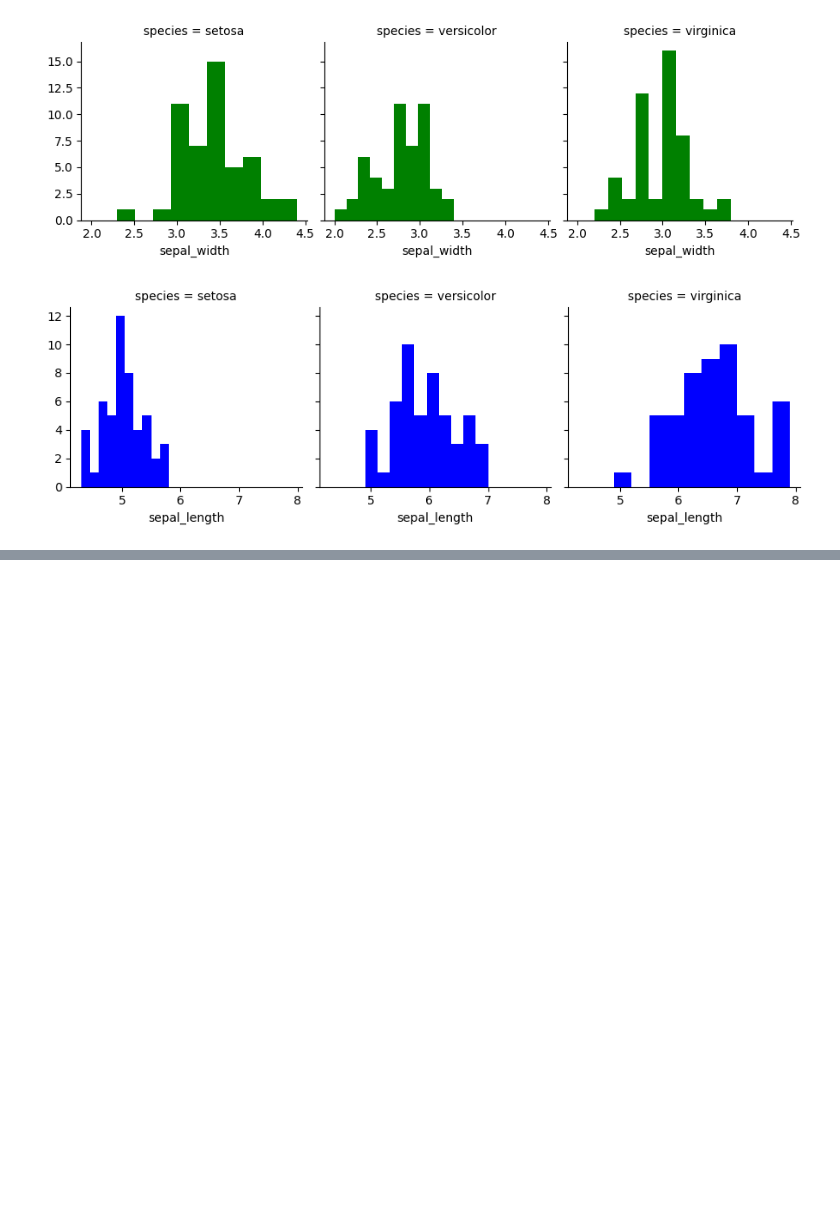
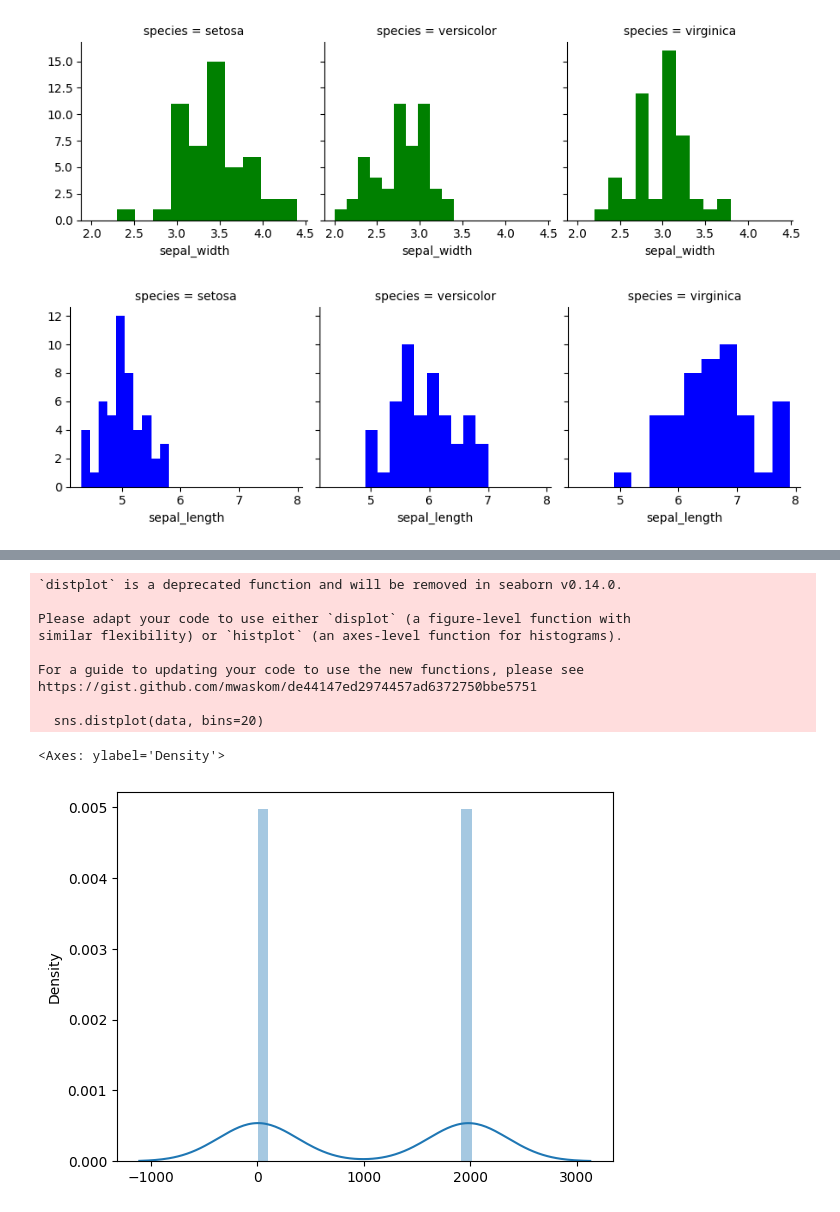
Before and after one commit to tycoi2005/202308_machine_learning_ibm_coursera, a Jupyter notebook: 001ibm-exploratory-data-analysis-for-machine-learning/w3.ExploratoryDataAnalysisAndFeatureEngineering.ipynb, the cells around one changed output, grey strips where cells are left out. Saved outputs shown, nothing was run; the diff lists cells and outputs as text; code cells hidden in the pictures; blank space fills up the shorter version.

```diff
--- a/001ibm-exploratory-data-analysis-for-machine-learning/w3.ExploratoryDataAnalysisAndFeatureEngineering.ipynb
+++ b/001ibm-exploratory-data-analysis-for-machine-learning/w3.ExploratoryDataAnalysisAndFeatureEngineering.ipynb
@@ -157,0 +168,16 @@ plot.map(plt.hist, 'sepal_length', color='blue')
+# %%
+# Plot a histogram and density log
+data = pd.read_csv('https://s3-api.us-geo.objectstorage.softlayer.net/cf-courses-data/CognitiveClass/PY0101EN/projects/coursera_project/clean_unemployment.csv')
+sns.distplot(data, bins=20)
+# %% [output]
+`distplot` is a deprecated function and will be removed in seaborn v0.14.0.
+
+Please adapt your code to use either `displot` (a figure-level function with
+similar flexibility) or `histplot` (an axes-level function for histograms).
+
+For a guide to updating your code to use the new functions, please see
+https://gist.github.com/mwaskom/de44147ed2974457ad6372750bbe5751
+
+  sns.distplot(data, bins=20)
+<Axes: ylabel='Density'>
+[figure, added]
```
Also changed, not shown: parts of 8 cells of this notebook.
